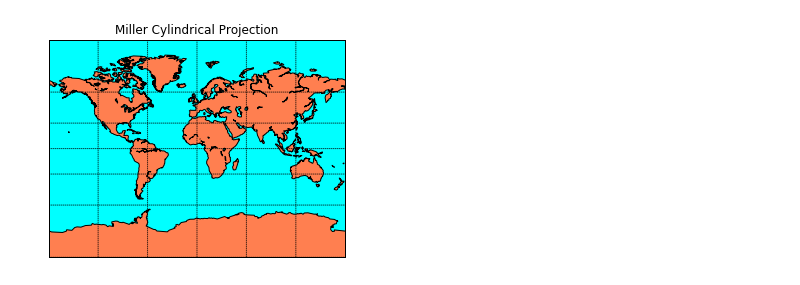
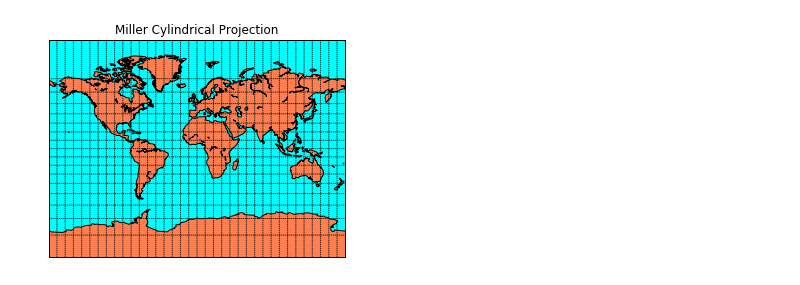
Before and after one commit to RogerioDoCarmo/Projecoes-Cartograficas, a Jupyter notebook: Miller Cylindrical Projection.ipynb, the cells around one changed output. Saved outputs shown, nothing was run; the diff lists cells and outputs as text; code cells hidden in the pictures.

```diff
--- a/Miller Cylindrical Projection.ipynb
+++ b/Miller Cylindrical Projection.ipynb
@@ -11,20 +11,28 @@ import matplotlib.pyplot as plt
 # %%
 # llcrnrlat,llcrnrlon,urcrnrlat,urcrnrlon
 # are the lat/lon values of the lower left and upper right corners
 # of the map.
 # resolution = 'c' means use crude resolution coastlines.
-m = Basemap(projection='mill',llcrnrlat=-90,urcrnrlat=90,\
-            llcrnrlon=-180,urcrnrlon=180,resolution='c')
+
+lon_0 = -10.79908; lat_0 = 27.04604
+
+m = Basemap(projection='mill',llcrnrlat=-90,urcrnrlat=90,
+            llcrnrlon=-180,urcrnrlon= 180,resolution='c', lat_0=lat_0,lon_0=lon_0)
 m.drawcoastlines()
 m.fillcontinents(color='coral',lake_color='aqua')
 # draw parallels and meridians.
-m.drawparallels(np.arange(-90.,91.,30.))
-m.drawmeridians(np.arange(-180.,181.,60.))
+
+#m.drawparallels(np.arange(20.,35.,5.))
+#m.drawmeridians(np.arange(-45.,45.,5.))
+
+m.drawparallels(np.arange(-80,80,10))
+m.drawmeridians(np.arange(-180,180,10))
+
 m.drawmapboundary(fill_color='aqua')
 # draw the title.
 plt.title('Miller Cylindrical Projection')
 plt.draw()
 plt.savefig(desktop + '\\Miller Cylindrical Projection.png', bbox_inches='tight')
 plt.show()
 # %% [output]
-[figure, old version]
+[figure, new version]
```
Also changed, not shown: 2 other files.
